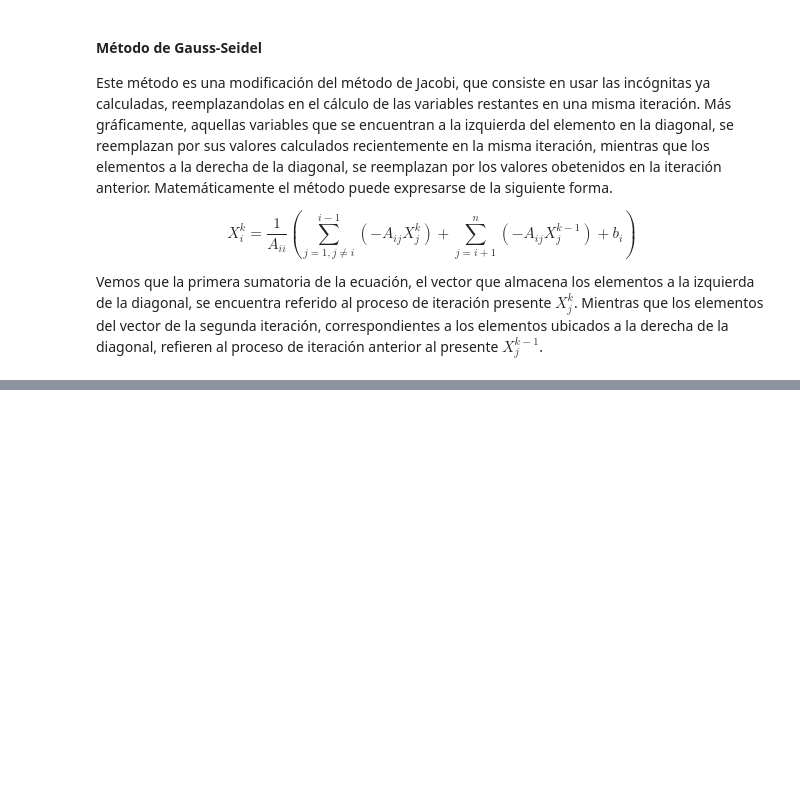
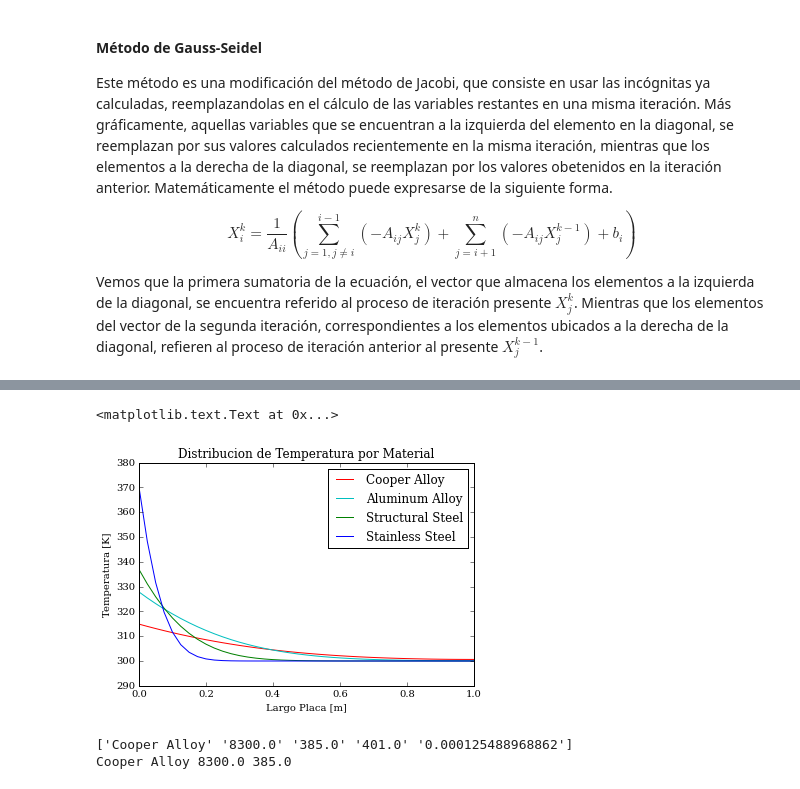
Before and after one commit to bunout/comsol_cctval, a Jupyter notebook: Resolution Partial Differential Equation Heat Transfer/EDP_Calor_2D.ipynb, the cells around one changed output, grey strips where cells are left out. Saved outputs shown, nothing was run; the diff lists cells and outputs as text; code cells hidden in the pictures; blank space fills up the shorter version.

Commit message:
grafico materiales

```diff
--- a/Resolution Partial Differential Equation Heat Transfer/EDP_Calor_2D.ipynb
+++ b/Resolution Partial Differential Equation Heat Transfer/EDP_Calor_2D.ipynb
@@ -598,0 +656,38 @@ Campo de Temperaturas Resultante
+# %%
+from matplotlib import pyplot
+%matplotlib inline
+
+#for m in range(len(material)):
+   # print aprox[m]
+# print
+
+#print aprox[1][:,2]
+#print X
+#print x
+#print material[0][0]
+
+#color = np.empty(len(material), dtype=object):
+color = np.array(['r','c','g','b'])
+tipo_linea = np.array(['-','-','-','-'])
+
+for m in range(len(material)):
+    pyplot.plot(x, aprox[m][:,2], c=color[m],ls=tipo_linea[m],label=material[m][0])
+
+pyplot.legend(loc='best',prop={'size':12})
+plt.title("Distribucion de Temperatura por Material")
+plt.xlabel("Largo Placa [m]")
+plt.ylabel("Temperatura [K]")
+# %% [output]
+<matplotlib.text.Text at 0x...>
+[figure, added]
+# %%
+print material[0][0:5]
+
+name = material[0][0]
+rho = material[0][1]
+cp = material[0][2]
+
+print name, rho, cp
+# %% [output]
+['Cooper Alloy' '8300.0' '385.0' '401.0' '0.000125488968862']
+Cooper Alloy 8300.0 385.0
```
Also changed, not shown: parts of 1 cell of this notebook.
